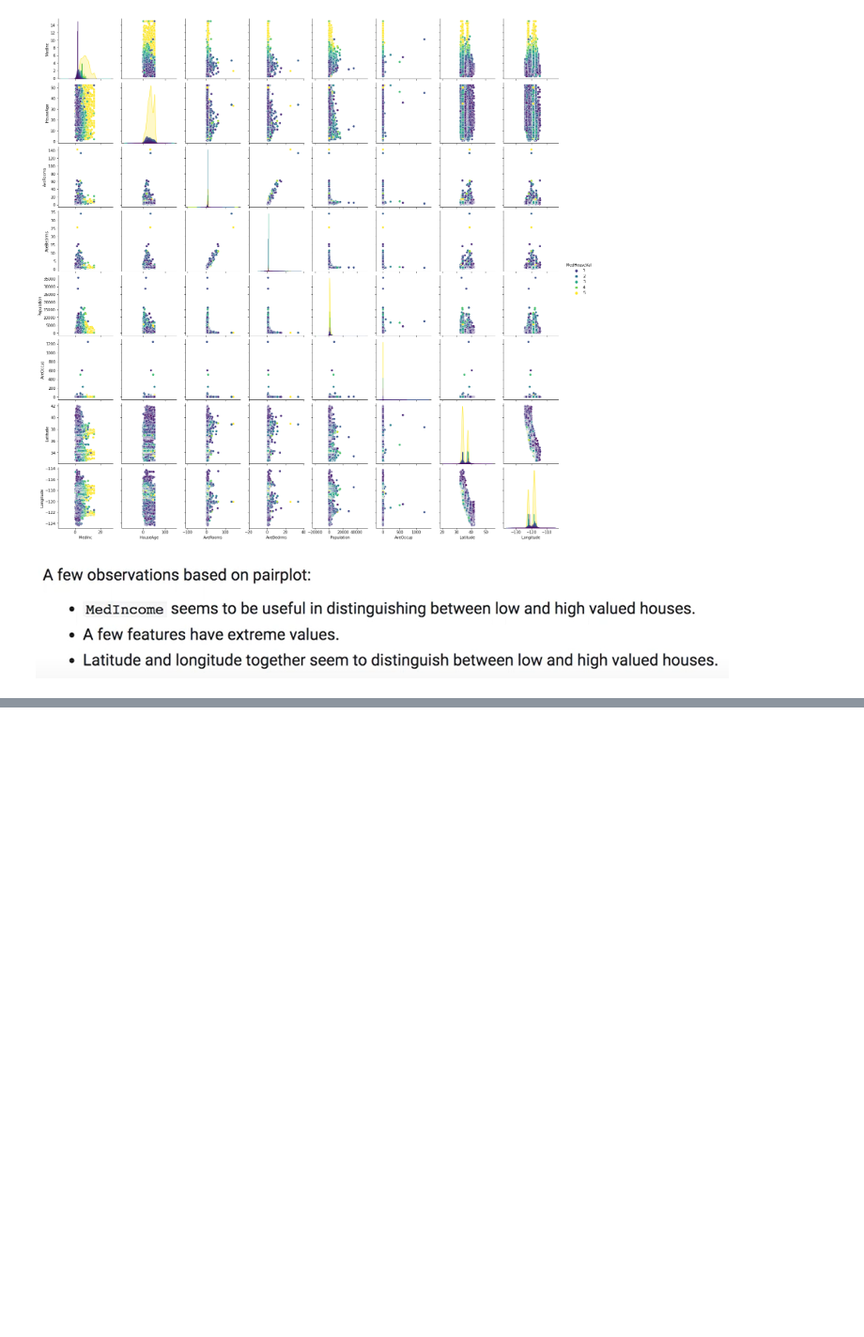
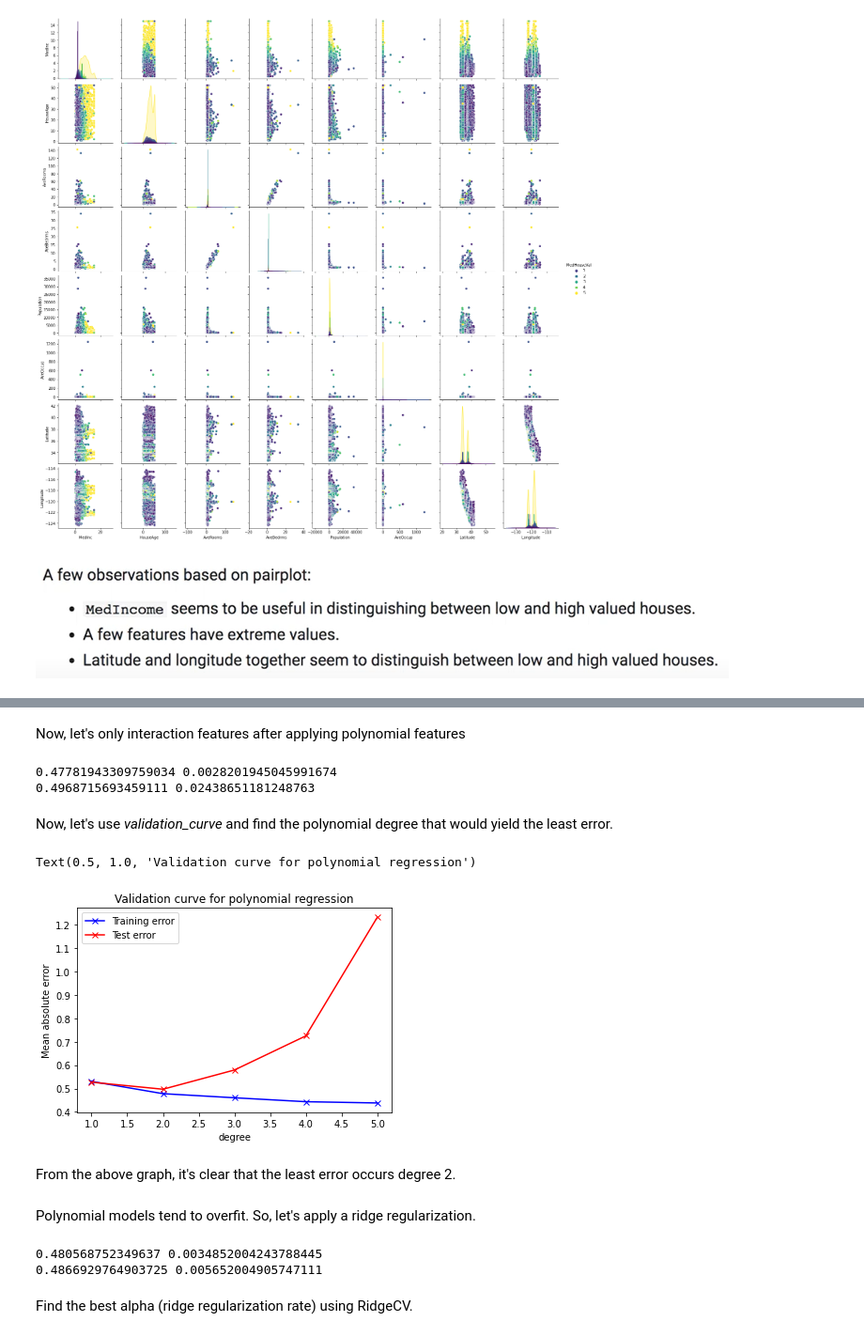
Before and after one commit to ananddotiyer/IIT-M, a Jupyter notebook: My Notes/MLP/Week4.ipynb, the cells around one changed output, grey strips where cells are left out. Shown at 94% size. Cells and saved outputs as stored; diff of their text form; code cells hidden in the pictures; blank space fills up the shorter version.

```diff
--- a/My Notes/MLP/Week4.ipynb
+++ b/My Notes/MLP/Week4.ipynb
@@ -129,0 +148,6 @@ sns.pairplot(data=california_housing.frame, hue='MedHouseVal', palette='viridis'
+# %%
+cv = ShuffleSplit(n_splits=10, test_size=0.2, random_state=42)
+# %%
+features, labels = fetch_california_housing(as_frame=True, return_X_y=True)
+com_train_features, test_features, com_train_labels, test_labels = train_test_split(features, labels, random_state=42)
+train_features, dev_features, train_labels, dev_labels = train_test_split(com_train_features, com_train_labels, random_state=42)
@@ -129,0 +207,40 @@ sns.pairplot(data=california_housing.frame, hue='MedHouseVal', palette='viridis'
+# %% [markdown]
+Now, let's only interaction features after applying polynomial features
+# %%
+poly_pipeline = Pipeline([('poly', PolynomialFeatures(degree=2, interaction_only=True)),
+                        ('feature_scaling', StandardScaler()),
+                        ('lg', LinearRegression())])
+
+poly_results = cross_validate(poly_pipeline, com_train_features, com_train_labels, cv=cv, scoring='neg_mean_absolute_error',
+                            return_train_score=True, return_estimator=True)
+
+poly_train_error = -1 * poly_results['train_score']
+poly_test_error = -1 * poly_results['test_score']
+# %%
+print(poly_train_error.mean(), poly_train_error.std())
+print(poly_test_error.mean(), poly_test_error.std() )
+# %% [output]
+0.47781943309759034 0.0028201945045991674
+0.4968715693459111 0.02438651181248763
+# %% [markdown]
+Now, let's use *validation_curve* and find the polynomial degree that would yield the least error.
+# %%
+degree = [1,2,3,4,5]
+train_scores, test_scores = validation_curve(poly_pipeline, com_train_features, com_train_labels, param_name='poly__degree',
+                 param_range=degree, cv=cv, scoring='neg_mean_absolute_error')
+train_errors, test_errors = -train_scores, -test_scores
+# %%
+plt.plot(degree, train_errors.mean(axis=1), 'b-x', label='Training error')
+plt.plot(degree, test_errors.mean(axis=1), 'r-x', label='Test error')
+plt.legend()
+
+plt.xlabel('degree')
+plt.ylabel('Mean absolute error')
+plt.title('Validation curve for polynomial regression')
+# %% [output]
+Text(0.5, 1.0, 'Validation curve for polynomial regression')
+[figure, added]
+# %% [markdown]
+From the above graph, it's clear that the least error occurs degree 2.
+# %% [markdown]
+Polynomial models tend to overfit.  So, let's apply a ridge regularization.
@@ -129,0 +257,8 @@ sns.pairplot(data=california_housing.frame, hue='MedHouseVal', palette='viridis'
+# %%
+print(ridge_train_error.mean(), ridge_train_error.std())
+print(ridge_test_error.mean(), ridge_test_error.std() )
+# %% [output]
+0.480568752349637 0.0034852004243788445
+0.4866929764903725 0.005652004905747111
+# %% [markdown]
+Find the best alpha (ridge regularization rate) using RidgeCV.
```
Also changed, not shown: parts of 19 cells of this notebook.
